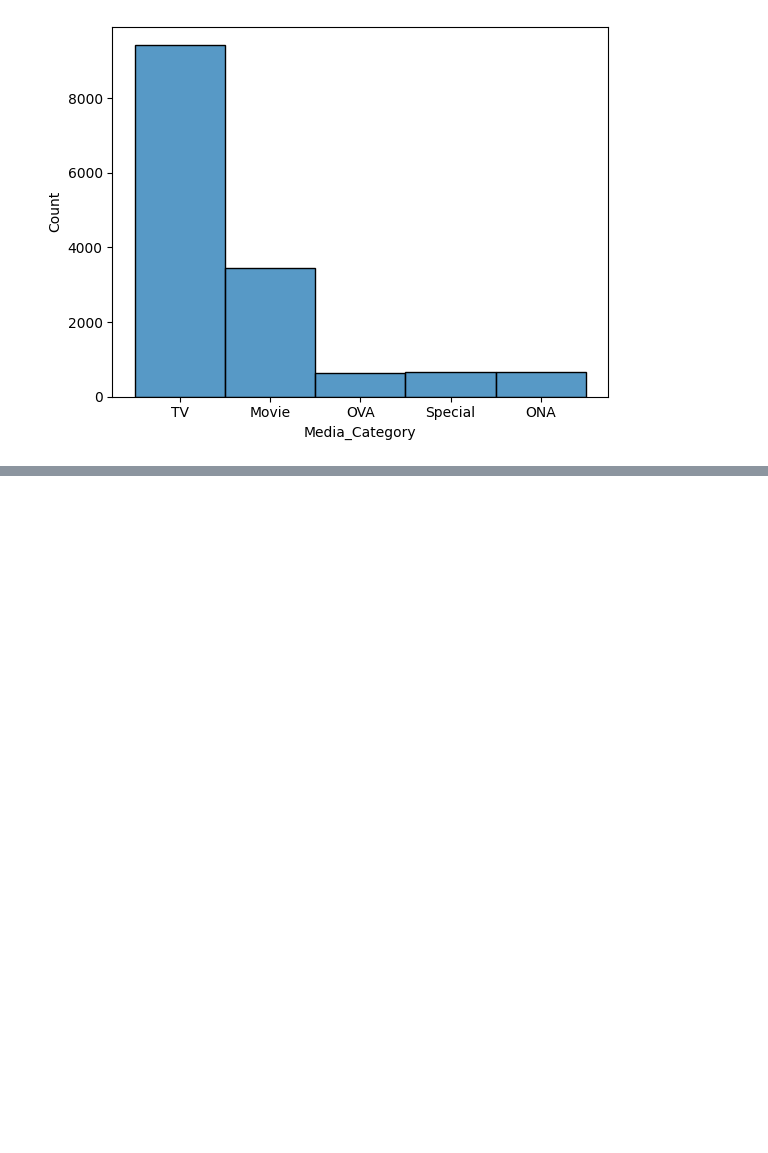
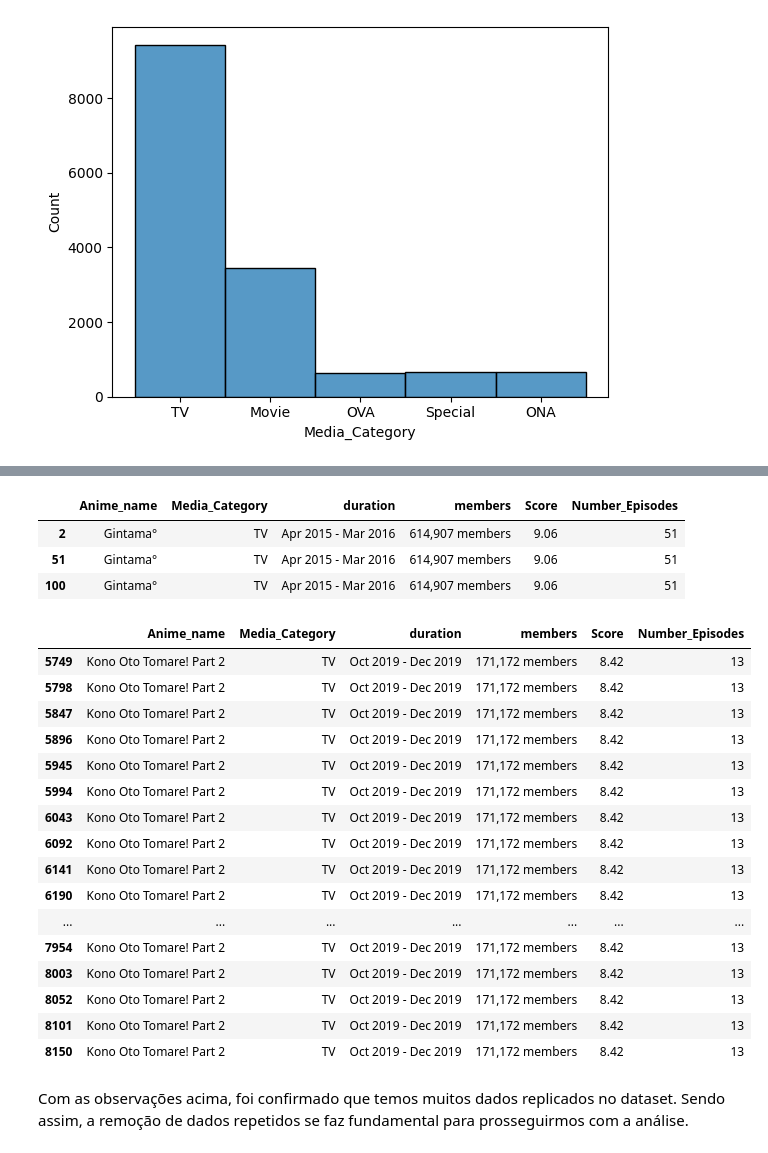
Before and after one commit to Vinicius-S-Grilo/Portfolio, a Jupyter notebook: MVP_Sprint_I.ipynb, the cells around one changed output, grey strips where cells are left out. Cells and saved outputs as stored; diff of their text form; code cells hidden in the pictures; blank space fills up the shorter version.

```diff
--- a/MVP_Sprint_I.ipynb
+++ b/MVP_Sprint_I.ipynb
@@ -234,0 +267,4 @@ sns.histplot(anime_dataset['Media_Category'])
+# %%
+anime_dataset['Number_Episodes'] = anime_dataset['Number_Episodes'].replace("?",np.nan)
+alt_anime_dataset = anime_dataset.copy()
+anime_dataset.isnull().sum()
@@ -234,0 +279,4 @@ sns.histplot(anime_dataset['Media_Category'])
+# %%
+anime_dataset = anime_dataset.dropna(how='any')
+print(anime_dataset.shape)
+print(alt_anime_dataset.shape)
@@ -234,0 +306,31 @@ sns.histplot(anime_dataset['Media_Category'])
+# %%
+#verificando os valores de um anime repetido 3x
+anime_dataset[anime_dataset['Anime_name']=='Gintama°']
+# %% [output]
+|  | Anime_name | Media_Category | duration | members | Score | Number_Episodes |
+| 2 | Gintama° | TV | Apr 2015 - Mar 2016 | 614,907 members | 9.06 | 51 |
+| 51 | Gintama° | TV | Apr 2015 - Mar 2016 | 614,907 members | 9.06 | 51 |
+| 100 | Gintama° | TV | Apr 2015 - Mar 2016 | 614,907 members | 9.06 | 51 |
+# %%
+#verificando os valores de um anime repetido 50x
+anime_dataset[anime_dataset['Anime_name']=='Kono Oto Tomare! Part 2']
+# %% [output]
+|  | Anime_name | Media_Category | duration | members | Score | Number_Episodes |
+| 5749 | Kono Oto Tomare! Part 2 | TV | Oct 2019 - Dec 2019 | 171,172 members | 8.42 | 13 |
+| 5798 | Kono Oto Tomare! Part 2 | TV | Oct 2019 - Dec 2019 | 171,172 members | 8.42 | 13 |
+| 5847 | Kono Oto Tomare! Part 2 | TV | Oct 2019 - Dec 2019 | 171,172 members | 8.42 | 13 |
+| 5896 | Kono Oto Tomare! Part 2 | TV | Oct 2019 - Dec 2019 | 171,172 members | 8.42 | 13 |
+| 5945 | Kono Oto Tomare! Part 2 | TV | Oct 2019 - Dec 2019 | 171,172 members | 8.42 | 13 |
+| 5994 | Kono Oto Tomare! Part 2 | TV | Oct 2019 - Dec 2019 | 171,172 members | 8.42 | 13 |
+| 6043 | Kono Oto Tomare! Part 2 | TV | Oct 2019 - Dec 2019 | 171,172 members | 8.42 | 13 |
+| 6092 | Kono Oto Tomare! Part 2 | TV | Oct 2019 - Dec 2019 | 171,172 members | 8.42 | 13 |
+| 6141 | Kono Oto Tomare! Part 2 | TV | Oct 2019 - Dec 2019 | 171,172 members | 8.42 | 13 |
+| 6190 | Kono Oto Tomare! Part 2 | TV | Oct 2019 - Dec 2019 | 171,172 members | 8.42 | 13 |
+| ... | ... | ... | ... | ... | ... | ... |
+| 7954 | Kono Oto Tomare! Part 2 | TV | Oct 2019 - Dec 2019 | 171,172 members | 8.42 | 13 |
+| 8003 | Kono Oto Tomare! Part 2 | TV | Oct 2019 - Dec 2019 | 171,172 members | 8.42 | 13 |
+| 8052 | Kono Oto Tomare! Part 2 | TV | Oct 2019 - Dec 2019 | 171,172 members | 8.42 | 13 |
+| 8101 | Kono Oto Tomare! Part 2 | TV | Oct 2019 - Dec 2019 | 171,172 members | 8.42 | 13 |
+| 8150 | Kono Oto Tomare! Part 2 | TV | Oct 2019 - Dec 2019 | 171,172 members | 8.42 | 13 |
+# %% [markdown]
+Com as observações acima, foi confirmado que temos muitos dados replicados no dataset. Sendo assim, a remoção de dados repetidos se faz fundamental para prosseguirmos com a análise.
```
Also changed, not shown: parts of 34 cells of this notebook.
